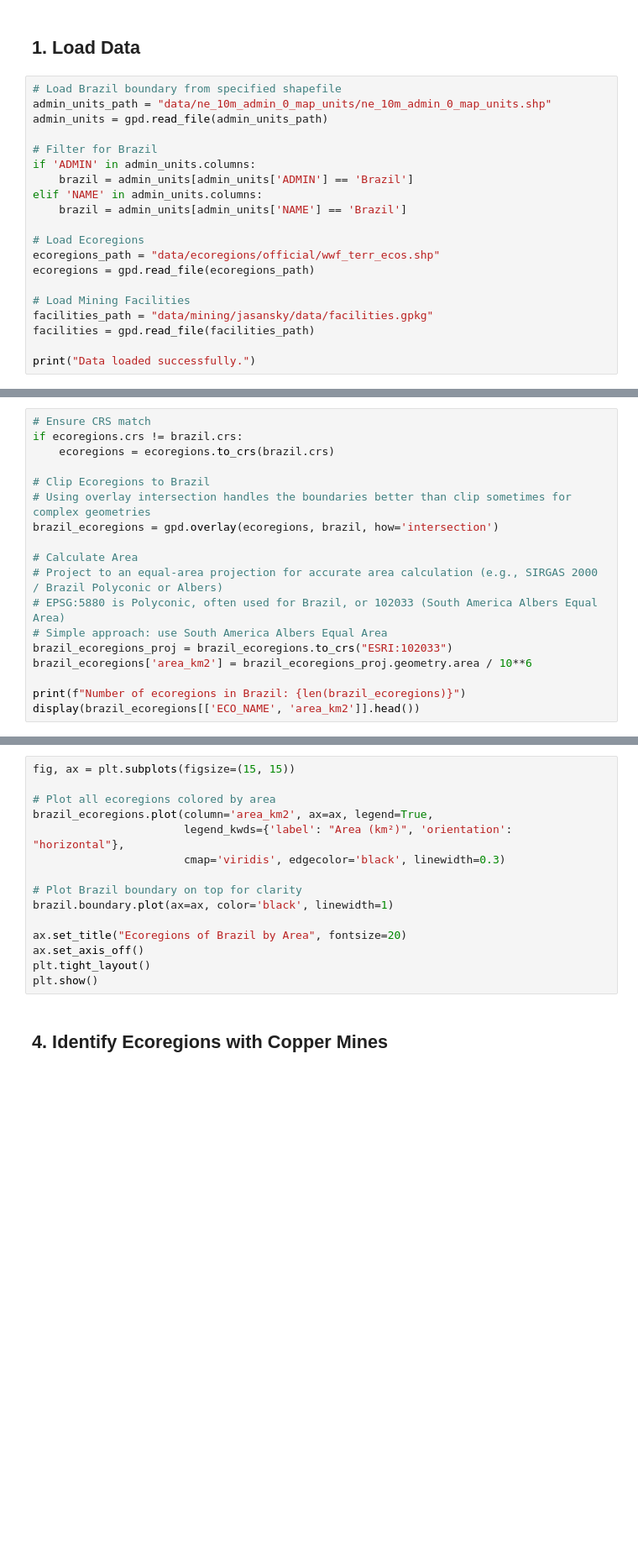
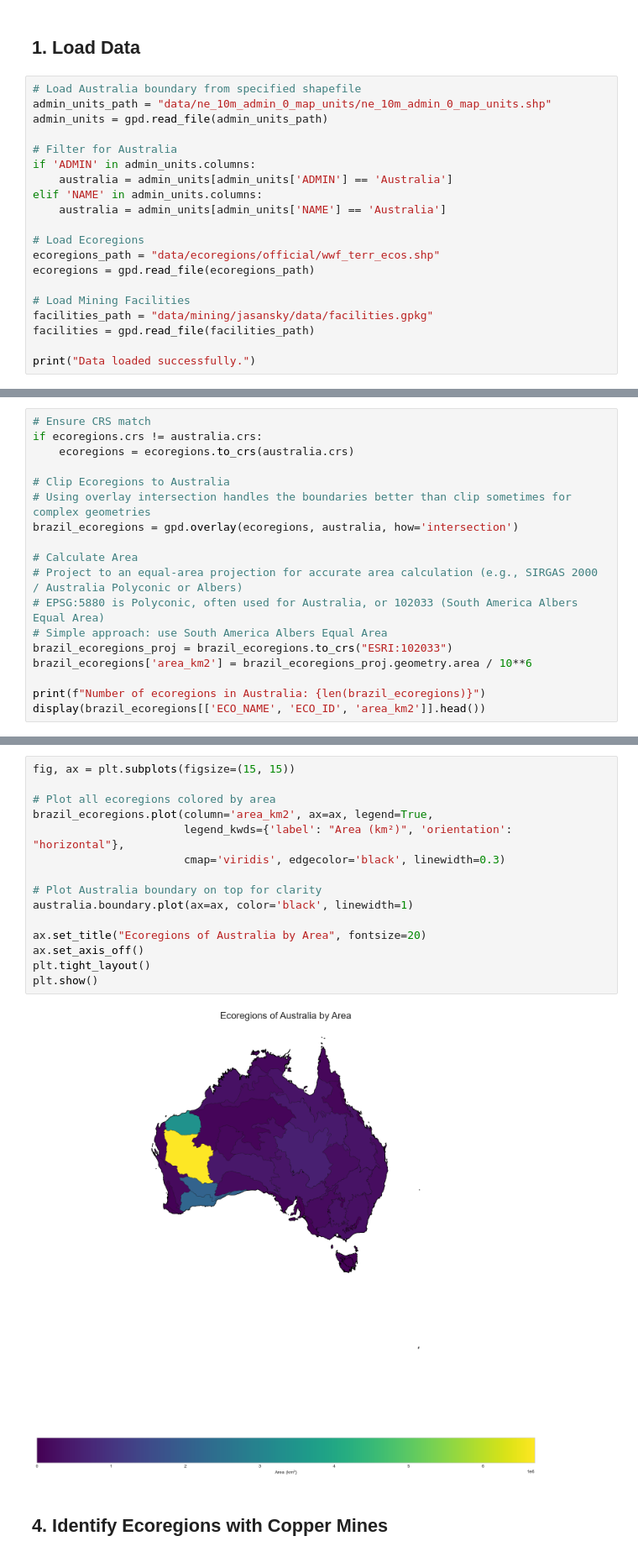
Before and after one commit to sewaelty/semesterproject, a Jupyter notebook: Brazil_Ecoregions_Analysis.ipynb, the cells around one changed output, grey strips where cells are left out. Shown at 84% size. Cells and saved outputs as stored; diff of their text form; blank space fills up the shorter version.

Commit message:
QGIS_Visualizations

```diff
--- a/Brazil_Ecoregions_Analysis.ipynb
+++ b/Brazil_Ecoregions_Analysis.ipynb
@@ -14,15 +14,15 @@ plt.rcParams['figure.figsize'] = (12, 10)
 # %% [markdown]
 ## 1. Load Data
 # %%
-# Load Brazil boundary from specified shapefile
+# Load Australia boundary from specified shapefile
 admin_units_path = "data/ne_10m_admin_0_map_units/ne_10m_admin_0_map_units.shp"
 admin_units = gpd.read_file(admin_units_path)
 
-# Filter for Brazil
+# Filter for Australia
 if 'ADMIN' in admin_units.columns:
-    brazil = admin_units[admin_units['ADMIN'] == 'Brazil']
+    australia = admin_units[admin_units['ADMIN'] == 'Australia']
 elif 'NAME' in admin_units.columns:
-    brazil = admin_units[admin_units['NAME'] == 'Brazil']
+    australia = admin_units[admin_units['NAME'] == 'Australia']
 
 # Load Ecoregions
 ecoregions_path = "data/ecoregions/official/wwf_terr_ecos.shp"
@@ -38,18 +40,18 @@ print("Data loaded successfully.")
 # %%
 # Ensure CRS match
-if ecoregions.crs != brazil.crs:
-    ecoregions = ecoregions.to_crs(brazil.crs)
+if ecoregions.crs != australia.crs:
+    ecoregions = ecoregions.to_crs(australia.crs)
 
-# Clip Ecoregions to Brazil
+# Clip Ecoregions to Australia
 # Using overlay intersection handles the boundaries better than clip sometimes for complex geometries
-brazil_ecoregions = gpd.overlay(ecoregions, brazil, how='intersection')
+brazil_ecoregions = gpd.overlay(ecoregions, australia, how='intersection')
 
 # Calculate Area
-# Project to an equal-area projection for accurate area calculation (e.g., SIRGAS 2000 / Brazil Polyconic or Albers)
-# EPSG:5880 is Polyconic, often used for Brazil, or 102033 (South America Albers Equal Area)
+# Project to an equal-area projection for accurate area calculation (e.g., SIRGAS 2000 / Australia Polyconic or Albers)
+# EPSG:5880 is Polyconic, often used for Australia, or 102033 (South America Albers Equal Area)
 # Simple approach: use South America Albers Equal Area
 brazil_ecoregions_proj = brazil_ecoregions.to_crs("ESRI:102033")
 brazil_ecoregions['area_km2'] = brazil_ecoregions_proj.geometry.area / 10**6
 
-print(f"Number of ecoregions in Brazil: {len(brazil_ecoregions)}")
-display(brazil_ecoregions[['ECO_NAME', 'area_km2']].head())
+print(f"Number of ecoregions in Australia: {len(brazil_ecoregions)}")
+display(brazil_ecoregions[['ECO_NAME', 'ECO_ID', 'area_km2']].head())
@@ -58,18 +68,20 @@ display(brazil_ecoregions[['ECO_NAME', 'area_km2']].head())
 # %%
 fig, ax = plt.subplots(figsize=(15, 15))
 
 # Plot all ecoregions colored by area
 brazil_ecoregions.plot(column='area_km2', ax=ax, legend=True,
                        legend_kwds={'label': "Area (km²)", 'orientation': "horizontal"},
                        cmap='viridis', edgecolor='black', linewidth=0.3)
 
-# Plot Brazil boundary on top for clarity
-brazil.boundary.plot(ax=ax, color='black', linewidth=1)
+# Plot Australia boundary on top for clarity
+australia.boundary.plot(ax=ax, color='black', linewidth=1)
 
-ax.set_title("Ecoregions of Brazil by Area", fontsize=20)
+ax.set_title("Ecoregions of Australia by Area", fontsize=20)
 ax.set_axis_off()
 plt.tight_layout()
 plt.show()
+# %% [output]
+[figure, added]
 # %% [markdown]
 ## 4. Identify Ecoregions with Copper Mines
 # %%
```
Also changed, not shown: parts of 10 cells of this notebook, 53 other files.
